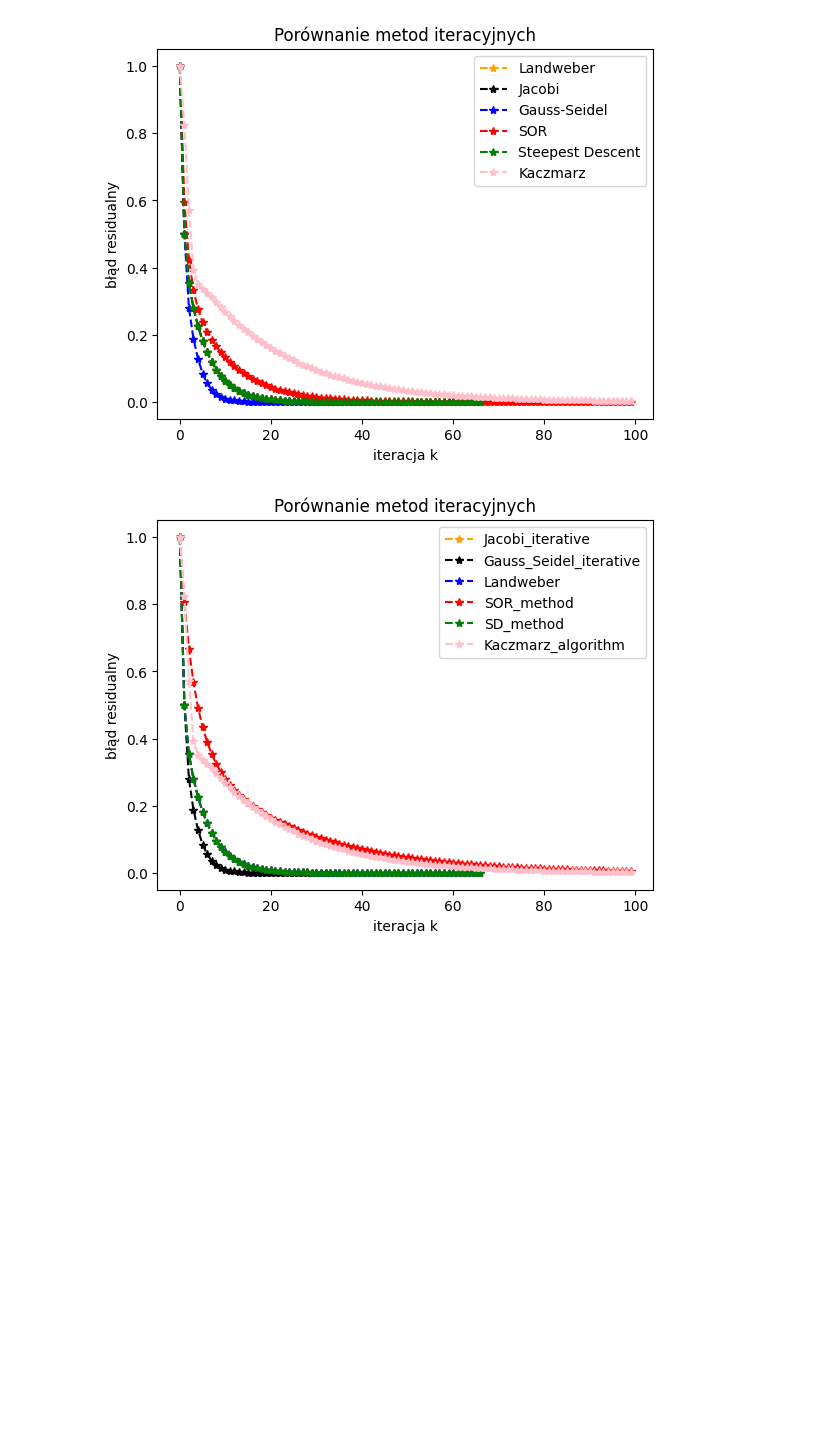
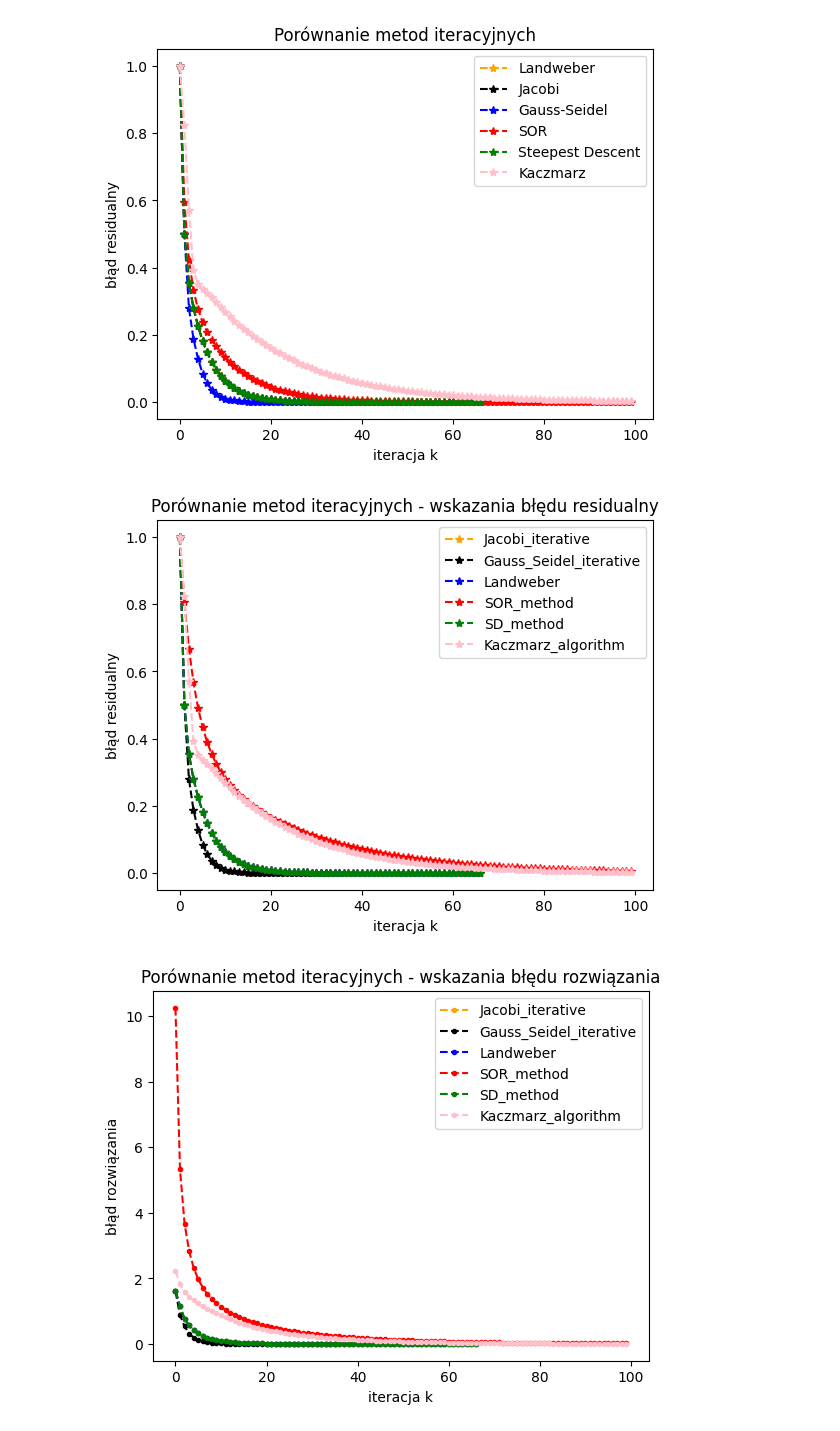
Before and after one commit to Dawid-Lukasiewicz/Numerical_Methodes, a Jupyter notebook: Lab5/zadanie1.ipynb, the cells around one changed output. Saved outputs shown, nothing was run; the diff lists cells and outputs as text; code cells hidden in the pictures; blank space fills up the shorter version.

Commit message:
display residual and solution error with Grand Solverr

```diff
--- a/Lab5/zadanie1.ipynb
+++ b/Lab5/zadanie1.ipynb
@@ -50,6 +50,7 @@ plt.show()
 [figure]
 # %%
 algorithmss = [Jacobi_iterative, Gauss_Seidel_iterative, Landweber, SOR_method, SD_method, Kaczmarz_algorithm]
-x_sol, Graphy = Grand_Solverr(A, b, x0, xe, algorithmss)
+Grand_Solverr(A, b, x0, xe, algorithmss)
 # %% [output]
-[figure, old version]
+[figure, new version]
+[figure, added]
```
Also changed, not shown: parts of 2 cells of this notebook, 1 other file.
